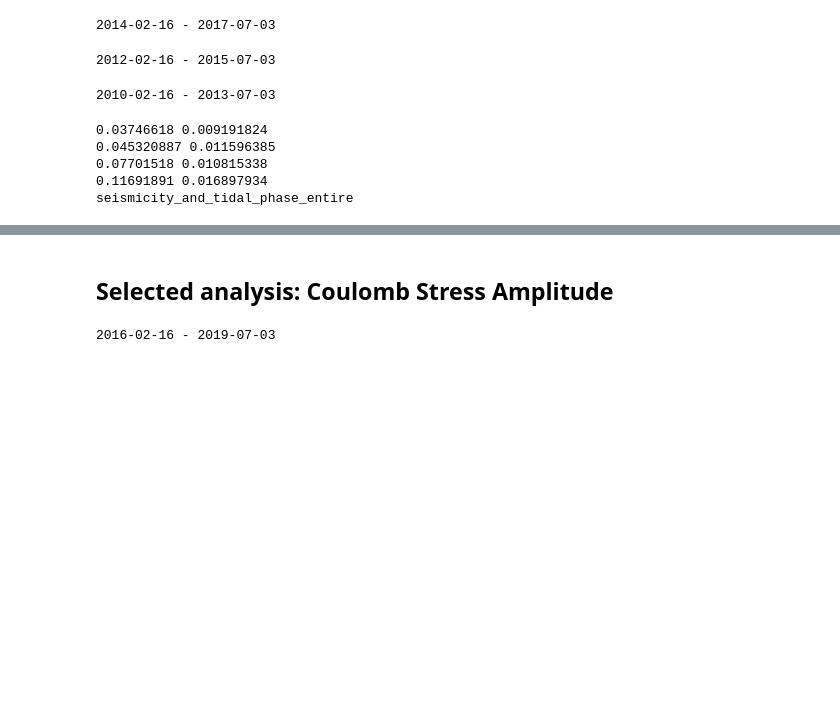
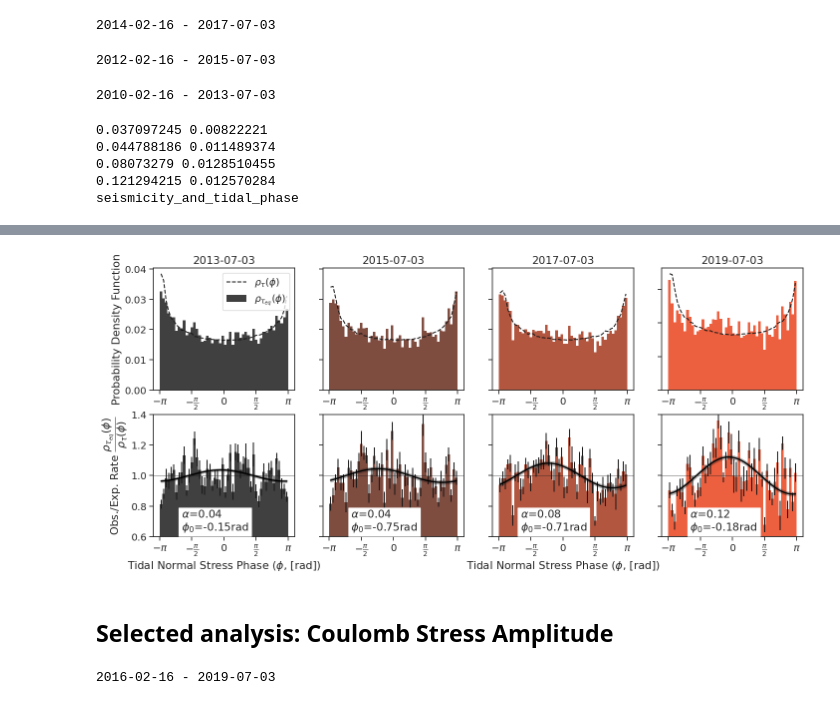
Before and after one commit to ebeauce/seistides, a Jupyter notebook: notebooks/tidal_modulation_Ridgecrest_GRL_2023.ipynb, the cells around one changed output, grey strips where cells are left out. Saved outputs shown, nothing was run; the diff lists cells and outputs as text; code cells hidden in the pictures; blank space fills up the shorter version.

Commit message:
Figures to pnf

```diff
--- a/notebooks/tidal_modulation_Ridgecrest_GRL_2023.ipynb
+++ b/notebooks/tidal_modulation_Ridgecrest_GRL_2023.ipynb
@@ -1355,7 +1357,6 @@ No artists with labels found to put in legend.  Note that artists whose label st
 # %% [markdown]
 ## Continuous analysis: Coulomb stress amplitude
 # %%
-fortnightly_phase = FORTNIGHTLY_PHASES[2]
 SHORT_WINDOW_DAYS = 3 * 30
 OVERLAP = 0.90
 N_SHORT_WINDOWS = 128
@@ -1379,7 +1380,6 @@ while t_start > pd.Timestamp("2009-01-01"):
     seismicity_vs_stress_continuous[t_end.strftime("%Y-%m-%d")] = seistides.composite_rate_ratio_vs_stress(
         cat,
         tidal_stress,
-        fortnightly_phase,
         short_window_days=SHORT_WINDOW_DAYS,
         n_short_windows=N_SHORT_WINDOWS,
         overlap=OVERLAP,
@@ -2221,11 +2221,10 @@ for ax in axes[1, :]:
     ax.axhline(1., color="k", lw=0.50)
 
 fig.set_facecolor("w")
-fig._label += f"_{fortnightly_phase.split()[0]}"
 print(fig._label)
 # %% [output]
-0.03746618 0.009191824
-0.045320887 0.011596385
-0.07701518 0.010815338
-0.11691891 0.016897934
-seismicity_and_tidal_phase_entire
+0.037097245 0.00822221
+0.044788186 0.011489374
+0.08073279 0.0128510455
+0.121294215 0.012570284
+seismicity_and_tidal_phase
@@ -2233,3 +2231,4 @@ seismicity_and_tidal_phase_entire
+[figure, added]
 # %% [markdown]
 ## Selected analysis: Coulomb Stress Amplitude
 # %%
```
Also changed, not shown: parts of 11 cells of this notebook.
